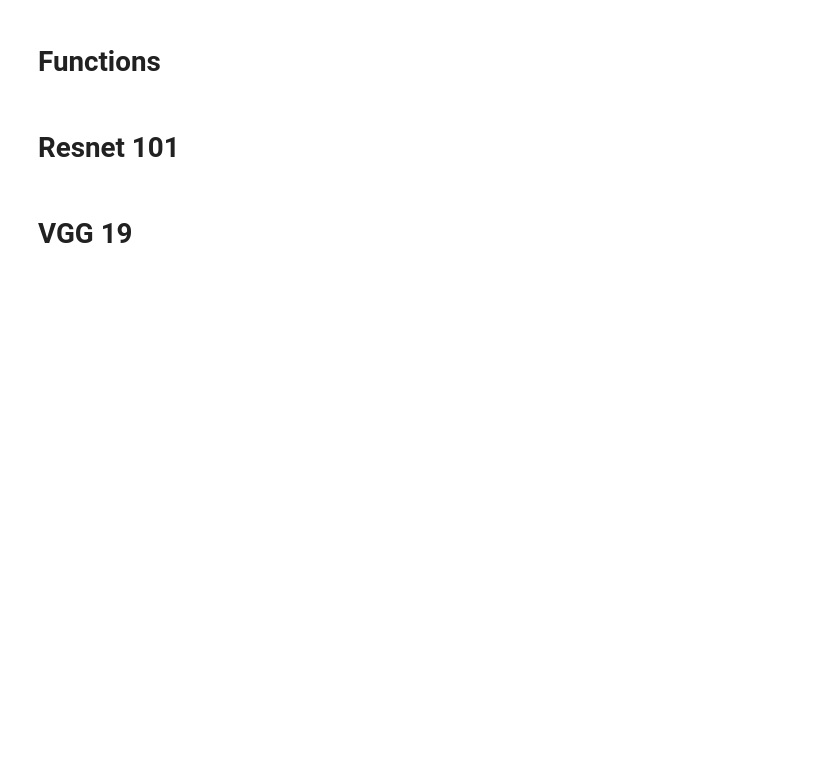
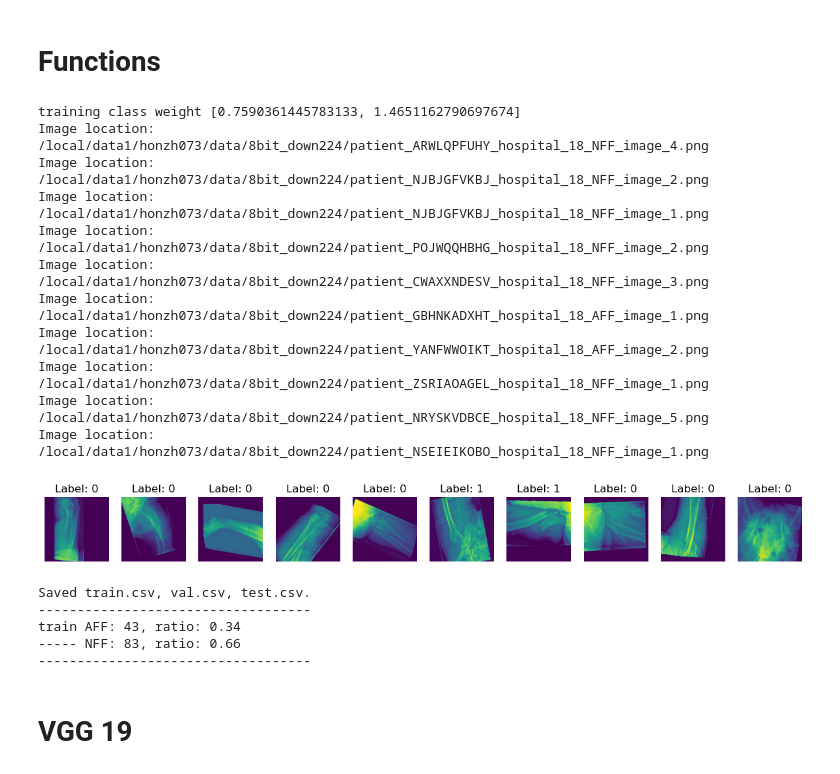
Before and after one commit to honzh073/FL, a Jupyter notebook: code/3_single_hospital/3_1_18_5fold.ipynb, the cells around one changed output. Drawn from its saved outputs; the diff is of its cells as text; code cells hidden in the pictures; blank space fills up the shorter version.

```diff
--- a/code/3_single_hospital/3_1_18_5fold.ipynb
+++ b/code/3_single_hospital/3_1_18_5fold.ipynb
@@ -296,60 +310,71 @@ class CustomDataset(Dataset):
 # Define your image transformations for training and testing
 from torchvision import transforms
 
-# 定义图像转换操作
+# augmentation
 train_transform = transforms.Compose([
-    transforms.RandomRotation(degrees=20),
-    transforms.RandomHorizontalFlip(),
-    transforms.RandomVerticalFlip(),
-    transforms.RandomResizedCrop(224, scale=(0.8, 1.0)),
-    transforms.ColorJitter(brightness=0.2, contrast=0.2, saturation=0.2, hue=0.1),
-    transforms.RandomGrayscale(p=0.1),
-    transforms.RandomApply([transforms.GaussianBlur(kernel_size=3)], p=0.1),
-    transforms.RandomApply([transforms.RandomPerspective(distortion_scale=0.5, p=1)], p=0.1),
-    # transforms.RandomApply([transforms.RandomAffine(degrees=30, translate=(0.1, 0.1), scale=(0.8, 1.2))], p=0.1),  # 随机仿射变换
-    # transforms.RandomApply([transforms.RandomResizedCrop(224, scale=(0.5, 1.0), ratio=(0.75, 1.3333))], p=0.1),  # 随机大小和宽高比裁剪
-    transforms.RandomApply([transforms.ColorJitter(brightness=0.3, contrast=0.3, saturation=0.3, hue=0.2)], p=0.1),  # 调整颜色饱和度和亮度
-    # transforms.RandomAffine(degrees=0, translate=(0.1, 0.1)),  # 随机平移
-    # transforms.RandomPerspective(distortion_scale=0.5),  # 随机透视
+    transforms.RandomRotation(degrees=10),  # Random rotation up to 10 degrees
+    transforms.ColorJitter(brightness=0.2, contrast=0.2, saturation=0.2, hue=0.1),  # Adjust brightness, contrast, saturation, and hue
+    transforms.RandomHorizontalFlip(),  # Random horizontal flip
+    transforms.RandomVerticalFlip(),  # Random vertical flip
+    transforms.RandomAffine(degrees=10, translate=(0.1, 0.1)),  # Random affine transformation (translation up to 10%)
+    transforms.RandomResizedCrop(244, scale=(0.8, 1.0)),  # Random resized crop
+    transforms.RandomAdjustSharpness(sharpness_factor=3),  # Random sharpness adjustment
     transforms.ToTensor(),
     transforms.Normalize(mean=[0.485, 0.456, 0.406], std=[0.229, 0.224, 0.225])
 ])
+
 
 test_transform = transforms.Compose([
     transforms.ToTensor(),
     transforms.Normalize(mean=[0.485, 0.456, 0.406], std=[0.229, 0.224, 0.225])
 ])
 
 
 # Load the datasets using CustomDataset class
 train_dataset = CustomDataset('/local/data1/honzh073/local_repository/FL/code/3_single_hospital/hospital18.csv', transform=train_transform)
-test_dataset = CustomDataset('/local/data1/honzh073/local_repository/FL/code/3_single_hospital/randompick_patient_data.csv', transform=test_transform)
+# test_dataset = CustomDataset('/local/data1/honzh073/local_repository/FL/code/3_single_hospital/randompick_patient_data.csv', transform=test_transform)
 
 # classweight
 classweight = get_classweight(train_dataset)
 print('training class weight', classweight)
 
 # device
 # device = torch.device("cuda:0" if  torch.cuda.is_available() else "cpu")
 
 # print images
 show_image(train_dataset, 10)
 
 # calculate numbers
 print("Saved train.csv, val.csv, test.csv.")
 print('-----------------------------------')
 train_NFF_count = sum(1 for _, label in train_dataset if label == 0)  # 0 NFF
 train_AFF_count = sum(1 for _, label in train_dataset if label == 1)  # 1 AFF
-test_NFF_count = sum(1 for _, label in test_dataset if label == 0)  # 0 NFF
-test_AFF_count = sum(1 for _, label in test_dataset if label == 1)  # 1 AFF
+# test_NFF_count = sum(1 for _, label in test_dataset if label == 0)  # 0 NFF
+# test_AFF_count = sum(1 for _, label in test_dataset if label == 1)  # 1 AFF
 
 print(f"train AFF: {train_AFF_count}, ratio: {train_AFF_count / (train_AFF_count + train_NFF_count):.2f}")
 print(f"----- NFF: {train_NFF_count}, ratio: {train_NFF_count / (train_AFF_count + train_NFF_count):.2f}")
 print('-----------------------------------')
-print(f"test AFF: {test_AFF_count}, ratio: {test_AFF_count / (test_AFF_count + test_NFF_count):.2f}")
-print(f"---- NFF: {test_NFF_count}, ratio: {test_NFF_count / (test_AFF_count + test_NFF_count):.2f}")
+# print(f"test AFF: {test_AFF_count}, ratio: {test_AFF_count / (test_AFF_count + test_NFF_count):.2f}")
+# print(f"---- NFF: {test_NFF_count}, ratio: {test_NFF_count / (test_AFF_count + test_NFF_count):.2f}")
+# %% [output]
+training class weight [0.7590361445783133, 1.4651162790697674]
+Image location: /local/data1/honzh073/data/8bit_down224/patient_ARWLQPFUHY_hospital_18_NFF_image_4.png
+Image location: /local/data1/honzh073/data/8bit_down224/patient_NJBJGFVKBJ_hospital_18_NFF_image_2.png
+Image location: /local/data1/honzh073/data/8bit_down224/patient_NJBJGFVKBJ_hospital_18_NFF_image_1.png
+Image location: /local/data1/honzh073/data/8bit_down224/patient_POJWQQHBHG_hospital_18_NFF_image_2.png
+Image location: /local/data1/honzh073/data/8bit_down224/patient_CWAXXNDESV_hospital_18_NFF_image_3.png
+Image location: /local/data1/honzh073/data/8bit_down224/patient_GBHNKADXHT_hospital_18_AFF_image_1.png
+Image location: /local/data1/honzh073/data/8bit_down224/patient_YANFWWOIKT_hospital_18_AFF_image_2.png
+Image location: /local/data1/honzh073/data/8bit_down224/patient_ZSRIAOAGEL_hospital_18_NFF_image_1.png
+Image location: /local/data1/honzh073/data/8bit_down224/patient_NRYSKVDBCE_hospital_18_NFF_image_5.png
+Image location: /local/data1/honzh073/data/8bit_down224/patient_NSEIEIKOBO_hospital_18_NFF_image_1.png
+[figure, added]
+Saved train.csv, val.csv, test.csv.
+-----------------------------------
+train AFF: 43, ratio: 0.34
+----- NFF: 83, ratio: 0.66
+-----------------------------------
-# %% [markdown]
-# Resnet 101
 # %%
 import torch
 import torch.nn as nn
```
Also changed, not shown: parts of 23 cells of this notebook, 5 other files.
